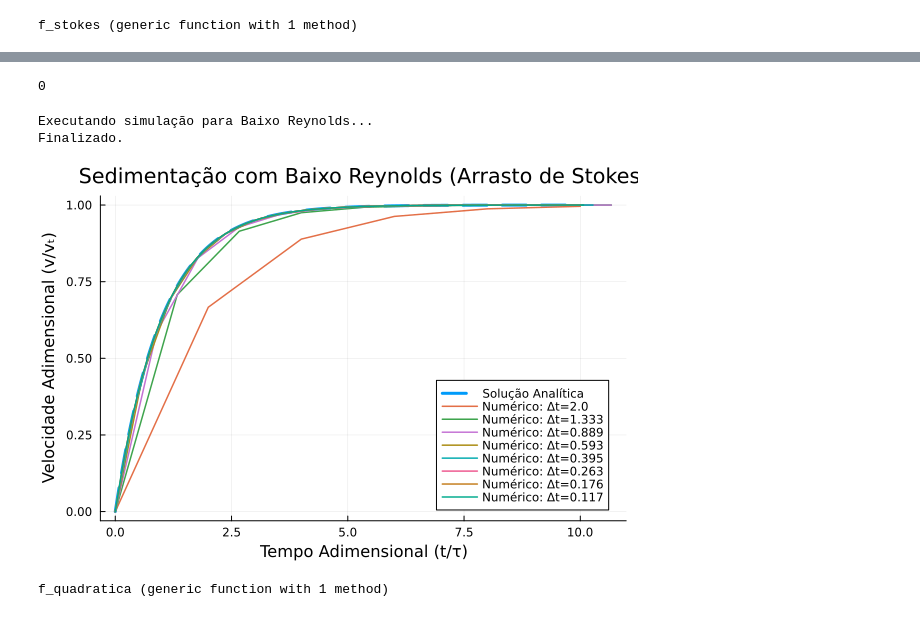
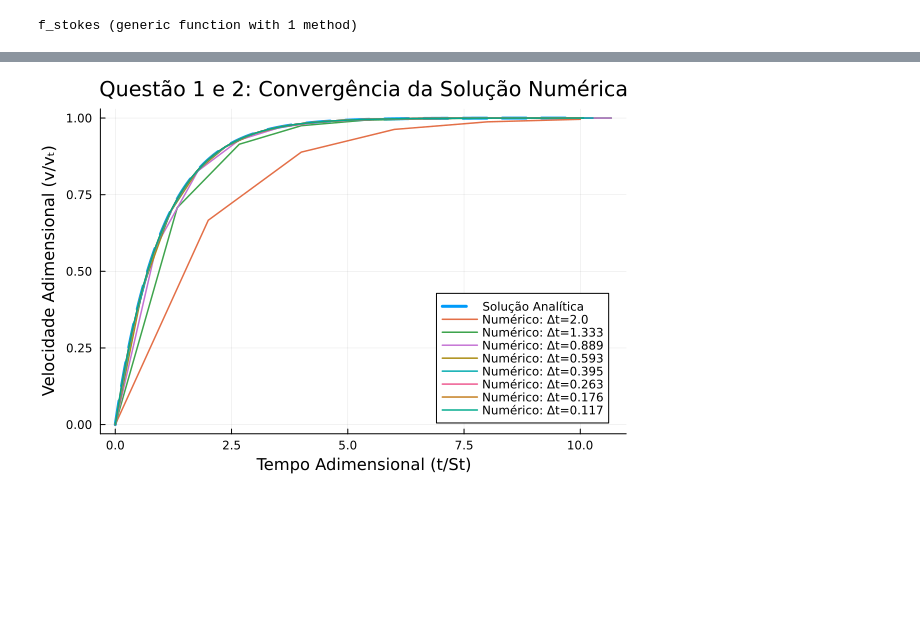
Before and after one commit to opdrin09/MNCM, a Jupyter notebook: Tarefa1.ipynb, the cells around one changed output, grey strips where cells are left out. Drawn from its saved outputs; the diff is of its cells as text; code cells hidden in the pictures; blank space fills up the shorter version.

```diff
--- a/Tarefa1.ipynb
+++ b/Tarefa1.ipynb
@@ -41,10 +22,8 @@ $St \frac{dv_z^*}{Δt^*} = -v_z^* -  \frac{3}{8} Re v_z^{*2} +1 $
 # %%
 # Solucionador genérico de EDOs usando Runge-Kutta de 4ª Ordem
-function resolver_rk4(f_edo, v_inicial, t_inicial, t_maximo, Δt)
-    v_atual = v_inicial
-    t_atual = t_inicial
-    passos_tempo = []
-    passos_velocidade = []
+function resolver_rk(f_edo, v_inicial, t_inicial, t_maximo, Δt)
+    v_atual, t_atual = v_inicial, t_inicial
+    passos_tempo, passos_velocidade = [], []
 
     while t_atual < t_maximo
         push!(passos_velocidade, v_atual)
@@ -60,9 +39,7 @@ function resolver_rk4(f_edo, v_inicial, t_inicial, t_maximo, Δt)
         v_atual = v_proximo
     end
 
-    push!(passos_velocidade, v_atual)
-    push!(passos_tempo, t_atual)
-
+    push!(passos_velocidade, v_atual); push!(passos_tempo, t_atual)
     return passos_tempo, passos_velocidade
 end
 # %% [output]
@@ -73,8 +63,10 @@ f_stokes(t, v) = (-v + 1) / τ
 # %% [output]
 f_stokes (generic function with 1 method)
 # %%
-# Calcula a solução analítica/exata para comparação
+# Define a equação diferencial para o arrasto de Stokes (linear)
+f_stokes(t, v) = (-v + 1) / St
+
+# Calcula a solução analítica para comparação
 tempo_analitico = range(0, T_MAXIMO, length=1000)
-velocidade_analitica = @. 1 - ℯ^(-tempo_analitico / τ)
-display(' ')
+velocidade_analitica = @. 1 - ℯ^(-tempo_analitico / St)
 # %% [output]
@@ -82,40 +90,23 @@ display(' ')
 # %%
 # Cria o gráfico inicial com a solução analítica
 grafico_stokes = plot(tempo_analitico, velocidade_analitica,
     ylabel="Velocidade Adimensional (v/vₜ)",
-    xlabel="Tempo Adimensional (t/τ)",
+    xlabel="Tempo Adimensional (t/St)",
     label="Solução Analítica",
-    linewidth=3,
-    linestyle=:dash,
-    legend=:bottomright,
-    title="Sedimentação com Baixo Reynolds (Arrasto de Stokes)"
+    linewidth=3, linestyle=:dash, legend=:bottomright,
+    title="Questão 1 e 2: Convergência da Solução Numérica"
 )
-display(0)
+
+# Loop para calcular a solução numérica com diferentes passos de tempo (Δt)
+for i in 0:7
+    Δt = 2 * 1.5^(-i)
+    tempo_numerico, velocidade_numerica = resolver_rk(f_stokes, 0.0, 0.0, T_MAXIMO, Δt)
+    plot!(grafico_stokes, tempo_numerico, velocidade_numerica,
+        label="Numérico: Δt=$(round(Δt, digits=3))",
+        linewidth=1.5
+    )
+end
+
+display(grafico_stokes)
 # %% [output]
-0
+[figure, added]
-# %%
-# Loop para calcular e plotar a solução numérica com diferentes passos de tempo (Δt)
-println("Executando simulação para Baixo Reynolds...")
-for i in 0:7
-    Δt = 2 * 1.5^(-i)
-    tempo_numerico, velocidade_numerica = resolver_rk4(f_stokes, 0.0, 0.0, T_MAXIMO, Δt)
-    plot!(grafico_stokes, tempo_numerico, velocidade_numerica,
-        label="Numérico: Δt=$(round(Δt, digits=3))",
-        linestyle=:solid,
-        linewidth=1.5
-    )
-end
-println("Finalizado.")
-# %% [output]
-Executando simulação para Baixo Reynolds...
-Finalizado.
-# %%
-# Exibe o gráfico final da simulação 1
-display(grafico_stokes)
-# %% [output]
-[figure, removed]
-# %%
-# Define a equação com o termo de arrasto quadrático
-f_quadratica(t, v, Re) = (-v - (3/8) * Re * v^2 + 1) / τ
-# %% [output]
-f_quadratica (generic function with 1 method)
```
Also changed, not shown: parts of 15 cells of this notebook.
